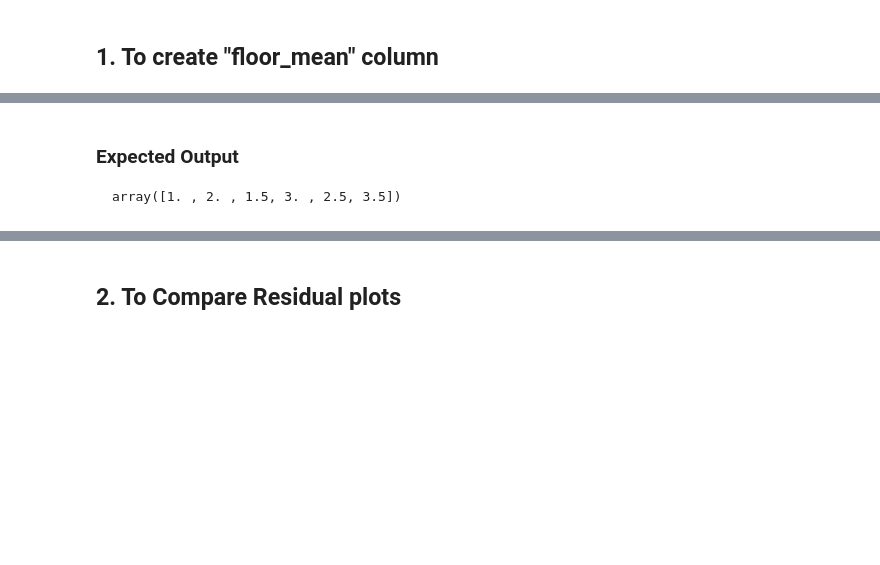
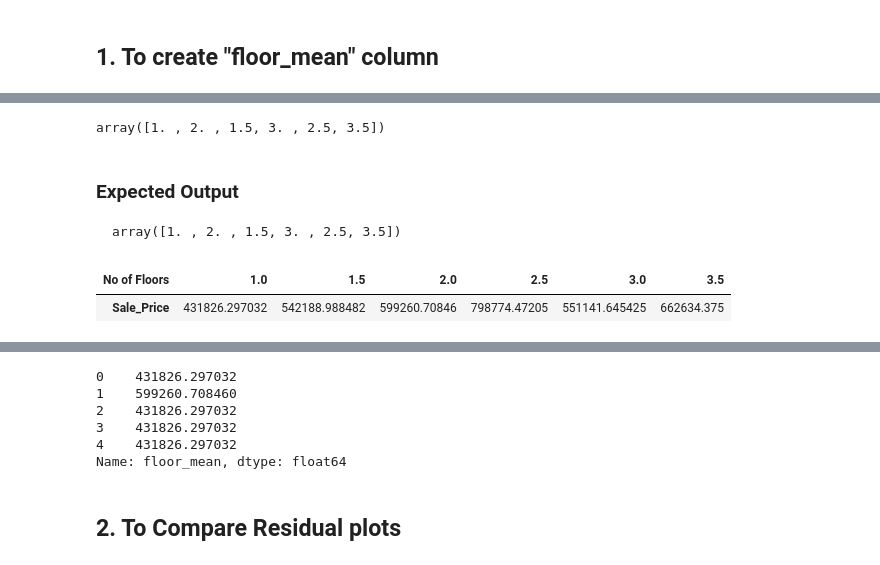
Before and after one commit to tanvitiwari17/DataScience, a Jupyter notebook: Training/Assignments/Module 5 assignment_updated/Exercise.ipynb, the cells around one changed output, grey strips where cells are left out. Saved outputs shown, nothing was run; the diff lists cells and outputs as text; code cells hidden in the pictures; blank space fills up the shorter version.

```diff
--- a/Training/Assignments/Module 5 assignment_updated/Exercise.ipynb
+++ b/Training/Assignments/Module 5 assignment_updated/Exercise.ipynb
@@ -22,9 +37,10 @@ data['mean_sales'].head()
 # %%
 ## To check the unique values in column "No of Floors"
-
 ###### Start code ######
-
+data['No of Floors'].unique()
 ###### End code ######
+# %% [output]
+array([1. , 2. , 1.5, 3. , 2.5, 3.5])
 # %% [markdown]
 ### Expected Output
 
@@ -35,10 +51,13 @@ array([1. , 2. , 1.5, 3. , 2.5, 3.5])
 # %%
 ## Using pandas.pivot_table() to calculate the "floor_mean"
 
 ### Start code ###
-floor_mean = None
+floor_mean = data.pivot_table(values='Sale_Price', columns='No of Floors', aggfunc=np.mean)
 ### End code ###
 floor_mean
+# %% [output]
+| No of Floors | 1.0 | 1.5 | 2.0 | 2.5 | 3.0 | 3.5 |
+| Sale_Price | 431826.297032 | 542188.988482 | 599260.70846 | 798774.47205 | 551141.645425 | 662634.375 |
 # %% [markdown]
 ### Expected Output
 <img src="images/image1.png">
@@ -49,10 +68,17 @@ data['floor_mean'] = 0
 # for every unique floor_mean, fill its mean price in new column "floor_mean"
 for i in floor_mean.columns:
   ### start code ###
-
+  data['floor_mean'][data['No of Floors']==i]=floor_mean[i][0]
   ### end code ###
 
 data['floor_mean'].head()
+# %% [output]
+0    431826.297032
+1    599260.708460
+2    431826.297032
+3    431826.297032
+4    431826.297032
+Name: floor_mean, dtype: float64
 # %% [markdown]
 ## 2. To Compare Residual plots
 # %% [markdown]
```
Also changed, not shown: parts of 5 cells of this notebook, 2 other files.
